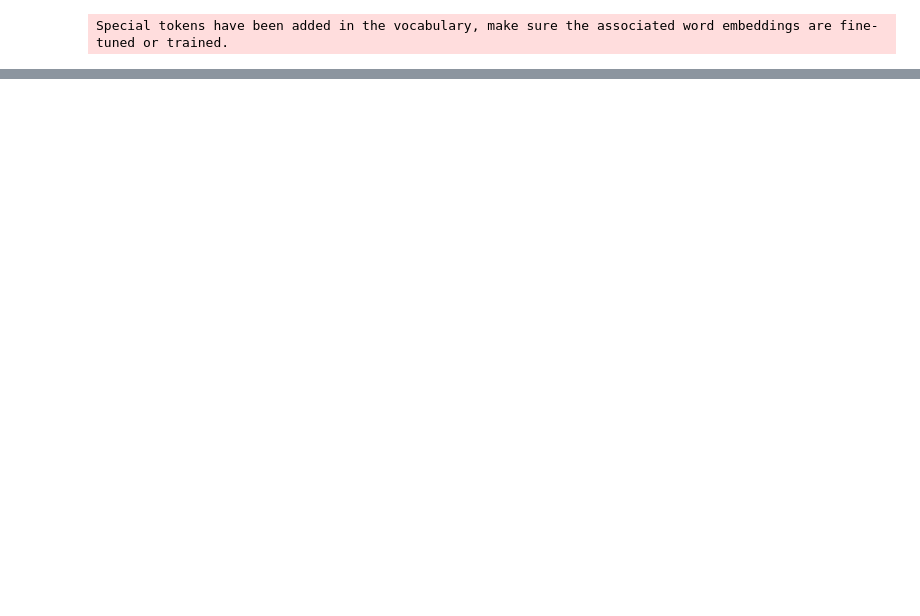
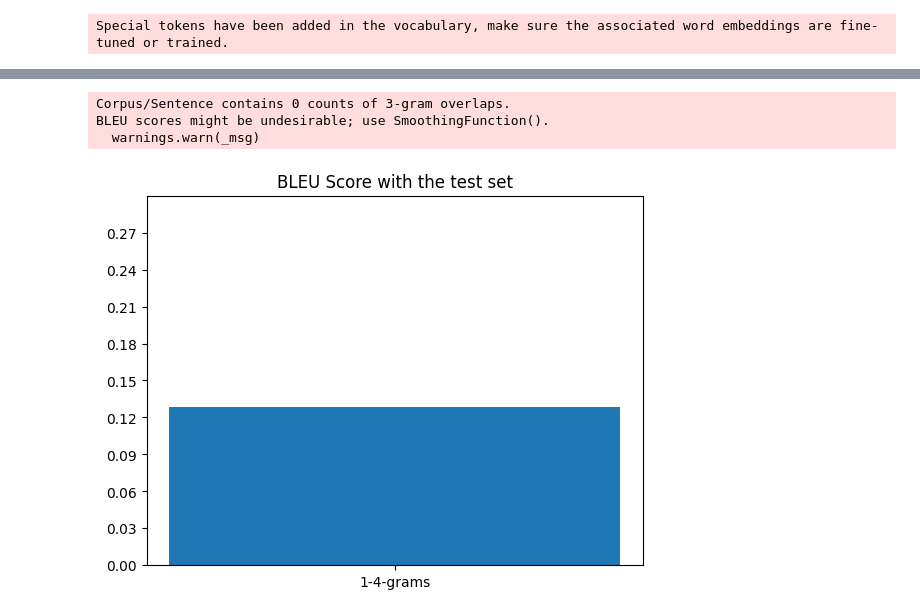
Before and after one commit to MostHumble/EN2KAB, a Jupyter notebook: models/VanillaTransformer.ipynb, the cells around one changed output, grey strips where cells are left out. Cells and saved outputs as stored; diff of their text form; code cells hidden in the pictures; blank space fills up the shorter version.

```diff
--- a/models/VanillaTransformer.ipynb
+++ b/models/VanillaTransformer.ipynb
@@ -195,22 +104,22 @@ class Config:
     truncation: bool = True
     return_tensors: str = 'pt'
     padding: str = True
-    emb_size: int = 768
+    emb_size: int = 512
     source_vocab_size: int = 30524  # Initialize to 0 or provide the actual value
     target_vocab_size: int = 30000  # Initialize to 0 or provide the actual value
-    num_encoder_layers: int = 6
-    num_decoder_layers: int = 6
-    nhead: int = 4
-    ffn_hid_dim: int = 768
+    num_encoder_layers: int = 5
+    num_decoder_layers: int = 5
+    nhead: int = 2
+    ffn_hid_dim: int = 2048
     train_batch_size: int = 288
     eval_batch_size: int = 256
-    learning_rate: float = 5e-4
+    learning_rate: float = 1e-4
     warmup_start: float = 1e-4
     scheduler: str = 'LinearWarmupCosineAnnealingLR'
     num_train_epochs: int = 30
     warmup_epochs: int = 15
-    label_smoothing : float = 0.0
+    label_smoothing : float = 0.2
 
-run_num = 13
+run_num = 15
 config = Config()
 # %% [output]
@@ -536,8 +446,6 @@ wandb.finish()
 wandb.finish()
 # %%
 save_checkpoint(epoch,transformer.module,optimizer,force=True)
-# %%
-model,_,__ = load_checkpoint(run=7)
 # %%
 token_config = {
                 "add_special_tokens": config.add_special_tokens,
@@ -689,0 +577,2 @@ S tezmert - n kent! Ha - t - t - id
+# %%
+model,_,__ = load_checkpoint(run=15)
@@ -701,14 +616,9 @@ def bleu_score(model, src,tgt):
         actual.append(target)
         predicted.append(translation)
 
+    bleu = corpus_bleu(actual, predicted, weights=(0.25, 0.25, 0.25, 0.25))
 
-    bleu_dic = {}
-    bleu_dic['1-grams'] = corpus_bleu(actual, predicted, weights=(1.0, 0, 0, 0))
-    bleu_dic['1-2-grams'] = corpus_bleu(actual, predicted, weights=(0.5, 0.5, 0, 0))
-    bleu_dic['1-3-grams'] = corpus_bleu(actual, predicted, weights=(0.3, 0.3, 0.3, 0))
-    bleu_dic['1-4-grams'] = corpus_bleu(actual, predicted, weights=(0.25, 0.25, 0.25, 0.25))
-
-    return bleu_dic
+    return bleu
 # %%
 e,k = df['en'][:71541],df['kab'][:71541],
 bleu_train = bleu_score(model, src= e, tgt=k)
@@ -716,6 +626,20 @@ plt.bar(x = bleu_train.keys(), height = bleu_train.values())
 plt.title("BLEU Score with the training set")
 plt.ylim((0,1))
 plt.show()
+# %%
+e2,k2 = df['en'][71541:],df['kab'][71541:]
+bleu_test = bleu_score(model, src= e2, tgt=k2)
+plt.bar(x = bleu_test.keys(), height = bleu_test.values())
+plt.title("BLEU Score with the test set")
+plt.ylim((0,0.3))
+yticks = np.arange(0,0.3, 0.03)
+plt.yticks(yticks)
+plt.show()
+# %% [output]
+Corpus/Sentence contains 0 counts of 3-gram overlaps.
+BLEU scores might be undesirable; use SmoothingFunction().
+  warnings.warn(_msg)
+[figure, added]
 # %%
 bleu_test
 # %% [output]
```
Also changed, not shown: parts of 27 cells of this notebook.
